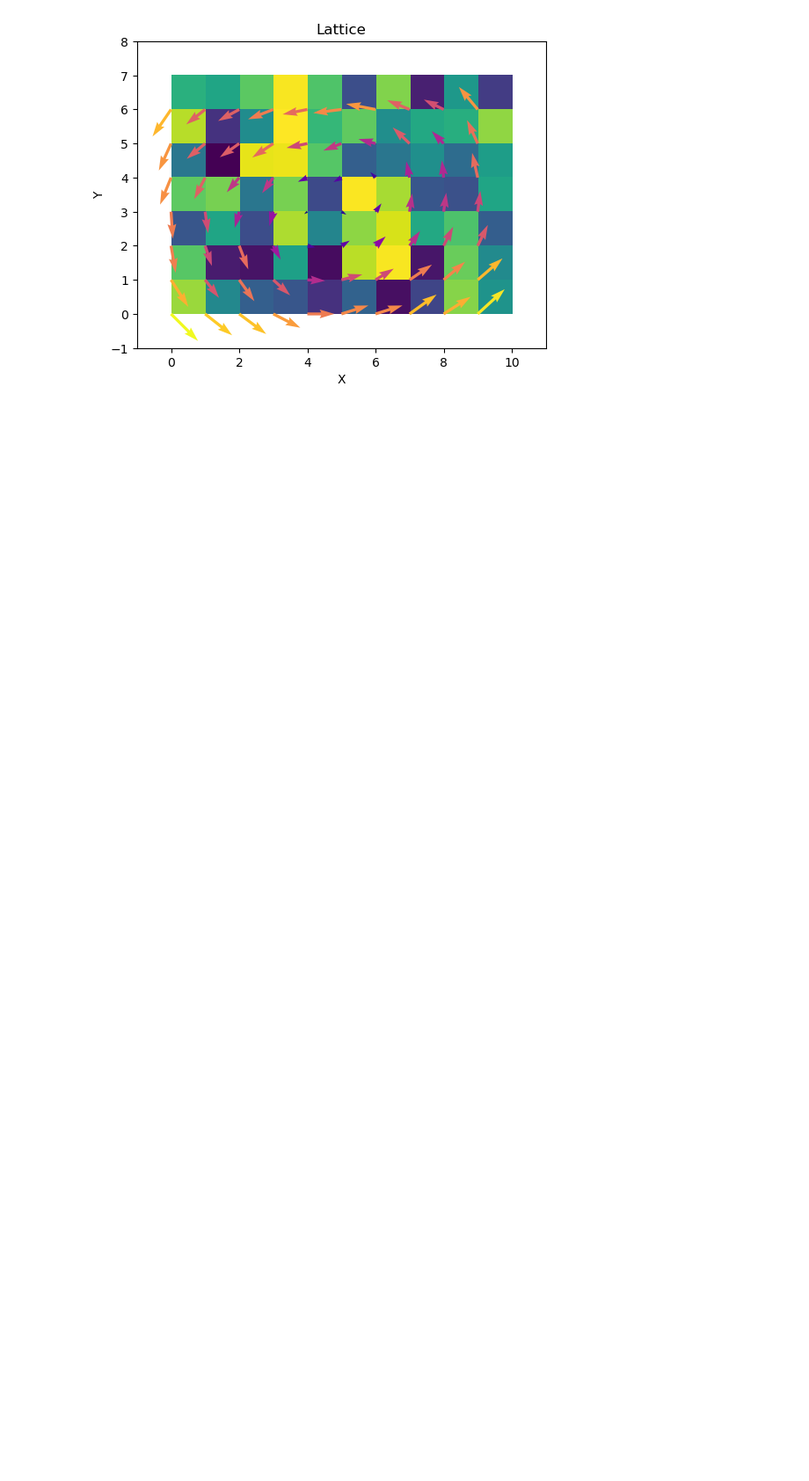
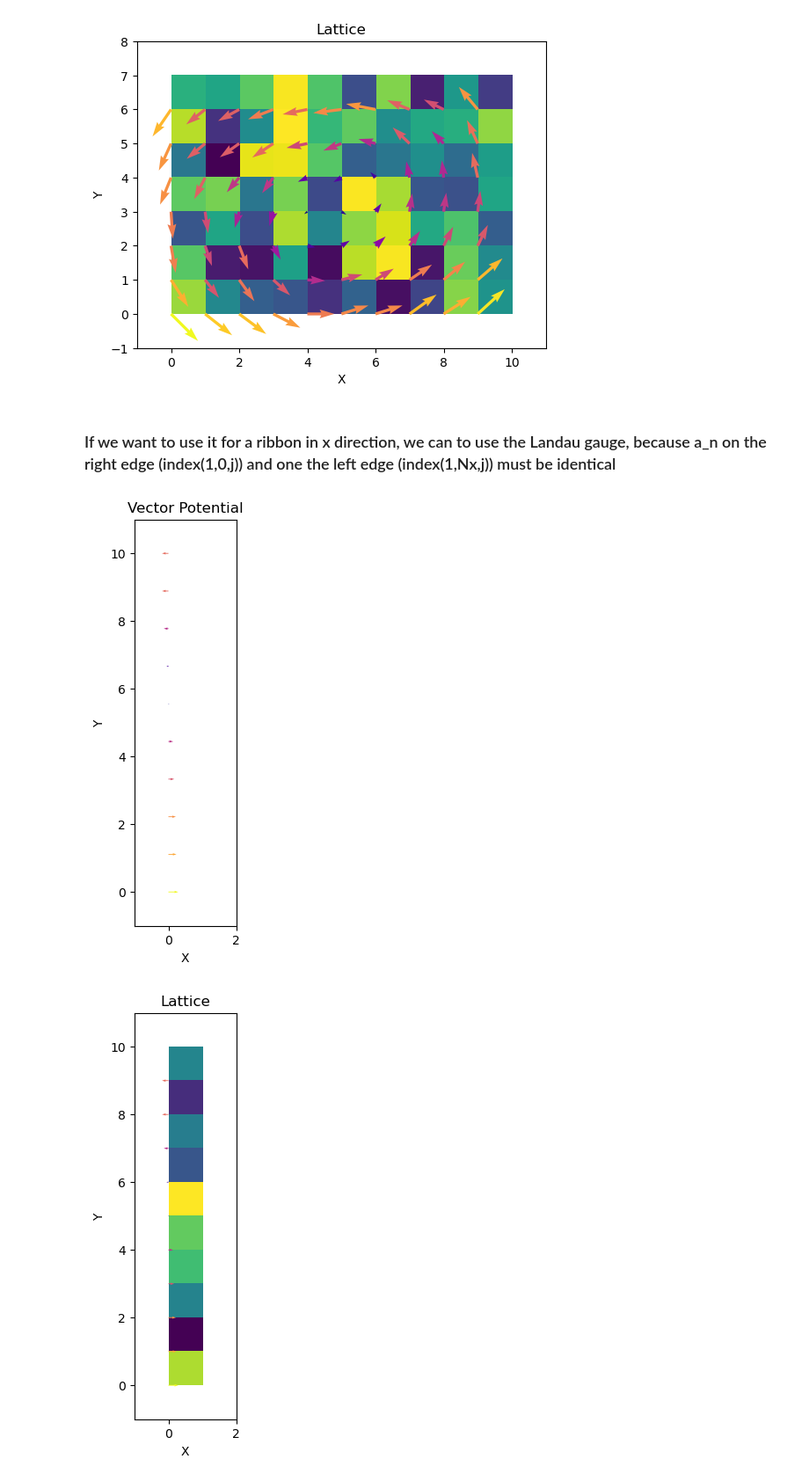
Before and after one commit to adonvel/tangent-magnetic-field, a Jupyter notebook: peierls_phases_debug.ipynb, the cells around one changed output. Shown at 88% size. Drawn from its saved outputs; the diff is of its cells as text; code cells hidden in the pictures; blank space fills up the shorter version.

```diff
--- a/peierls_phases_debug.ipynb
+++ b/peierls_phases_debug.ipynb
@@ -232,3 +232,30 @@ fig.show()
 # %% [output]
 [figure]
 [figure]
+# %% [markdown]
+### If we want to use it for a ribbon in x direction, we can to use the Landau gauge, because a_n on the right edge (index(1,0,j)) and one the left edge (index(1,Nx,j)) must be identical
+# %%
+Lx = 1
+Ly = 10
+fluxes = np.random.rand(Ly,Lx)/1000
+a_e, a_n = vector_potential(Lx,Ly,fluxes, gauge = "Landau")
+plot_A(a_e,a_n)
+
+fig = plt.figure(figsize = (6,6))
+ax = fig.add_subplot(111)
+# Define a grid of points
+x = np.linspace(0, Lx-1, Lx)
+y = np.linspace(0, Ly-1, Ly)
+X, Y = np.meshgrid(x, y)    # Create a meshgrid for plotting
+ax.quiver(X, Y, a_e[:-1,:], a_n[:,:-1],np.sqrt(a_e[:-1,:]**2 + a_n[:,:-1]**2), cmap="plasma") #The right and top edges are left out of the plot
+ax.imshow(fluxes,extent=[0, Lx, 0, Ly],zorder = -2)
+ax.set_xlabel('X')
+ax.set_ylabel('Y')
+ax.set_xlim(-1,Lx+1)
+ax.set_ylim(-1,Ly+1)
+ax.set_aspect('equal')
+ax.set_title('Lattice')
+fig.show()
+# %% [output]
+[figure, added]
+[figure, added]
```
Also changed, not shown: 3 other files.
